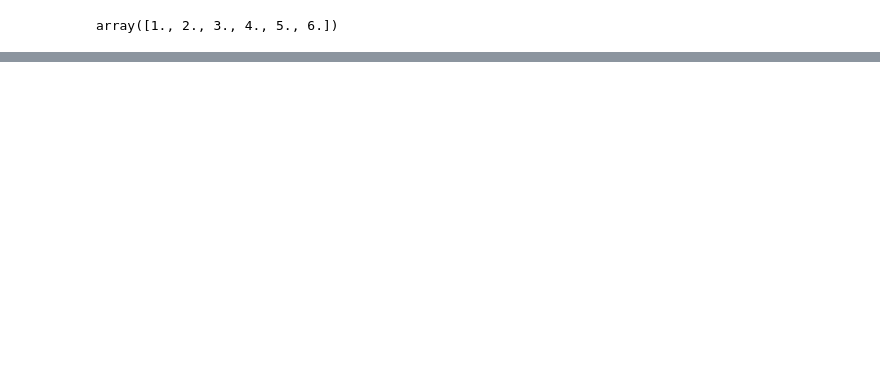
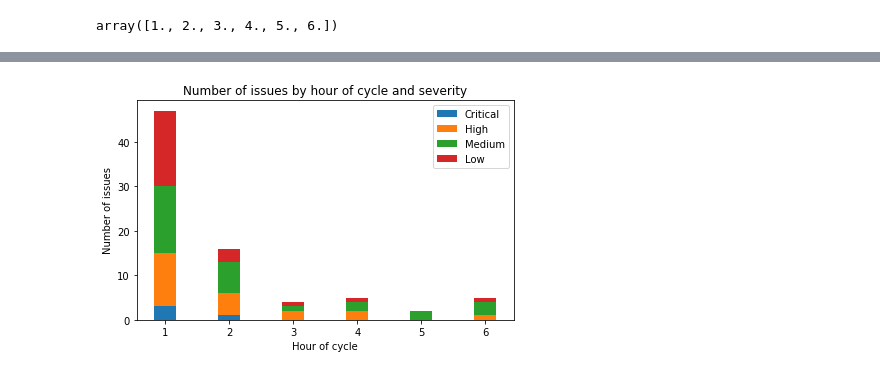
Before and after one commit to kamilaurbanczyk/Testing-cycle-analysis, a Jupyter notebook: Data analysis .ipynb, the cells around one changed output, grey strips where cells are left out. Drawn from its saved outputs; the diff is of its cells as text; code cells hidden in the pictures; blank space fills up the shorter version.

```diff
--- a/Data analysis .ipynb
+++ b/Data analysis .ipynb
@@ -167,0 +162,5 @@ confirmed_by_hours
+# %%
+severity_data = confirmed_data
+severity_data = severity_data.reset_index().groupby(['cycle_hour', 'severity'])['issue_code_'].aggregate('count').unstack()
+severity_data.fillna(0.0, inplace=True)
+severity_data
@@ -167,0 +176,33 @@ confirmed_by_hours
+# %%
+# Plot2: number of issues in 6 hours after starting the testing cycle by severities
+
+critical = np.array(severity_data['Critical'])
+high = np.array(severity_data['High'])
+medium = np.array(severity_data['Medium'])
+low = np.array(severity_data['Low'])
+
+x = np.arange(6)
+width = 0.35
+
+fig, ax = plt.subplots()
+
+p1 = ax.bar(x, critical, width, label='Critical')
+p2 = ax.bar(x, high, width,bottom= critical, label='High')
+p3 = ax.bar(x, medium, width,bottom= critical + high, label='Medium')
+p4 = ax.bar(x, low, width, bottom= critical+ high + medium,
+             label='Low')
+
+
+ax.axhline(0, color='grey', linewidth=0.8)
+ax.set_ylabel('Number of issues')
+ax.set_xlabel('Hour of cycle')
+ax.set_title('Number of issues by hour of cycle and severity')
+ax.set_xticks(x)
+ax.set_xticklabels(['1', '2', '3', '4', '5', '6'])
+ax.legend()
+
+plt.tight_layout()
+plt.savefig('Issues by hour and severity.pdf')
+plt.show()
+# %% [output]
+[figure, added]
```
Also changed, not shown: parts of 14 cells of this notebook, 4 other files.
